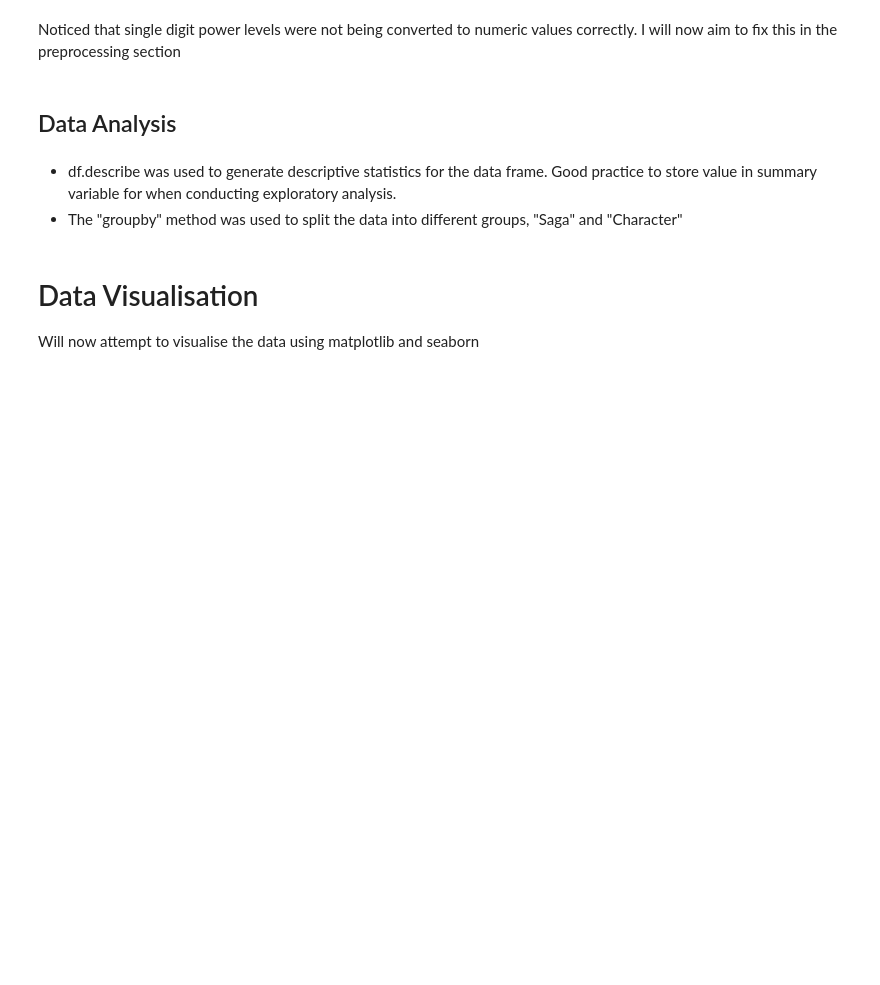
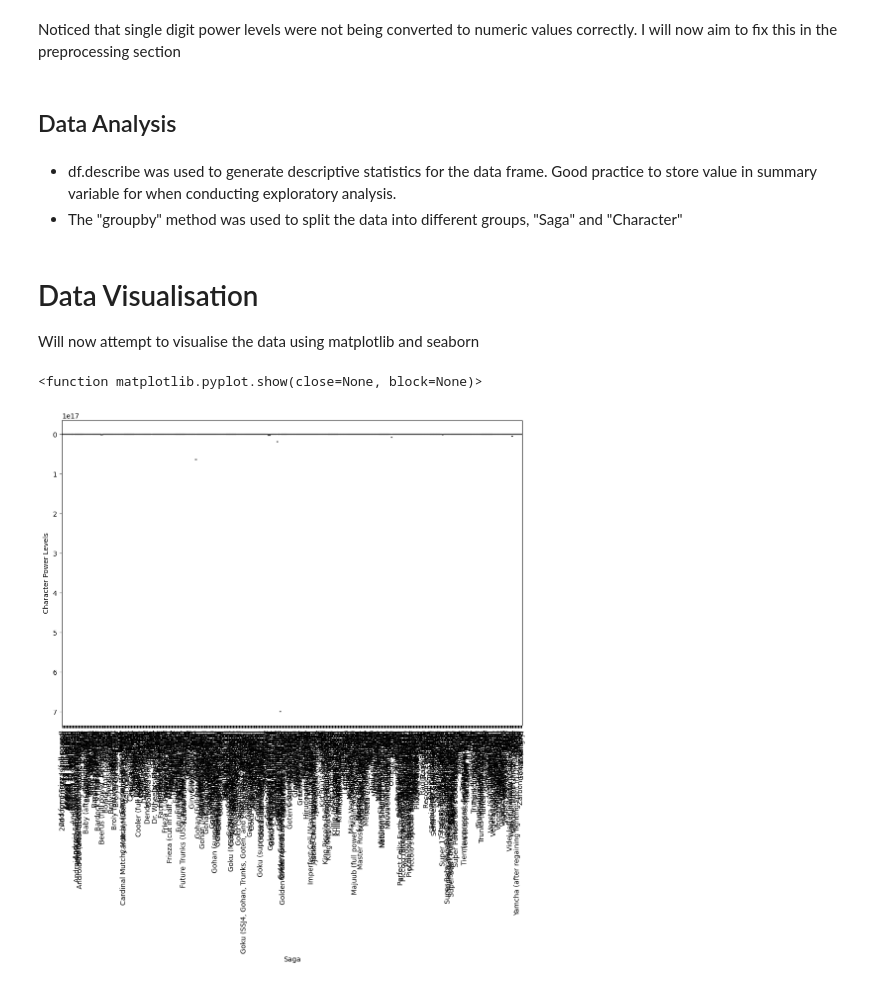
Before and after one commit to tio982/DbzProject1, a Jupyter notebook: dbz-power-levels.ipynb, the cells around one changed output. Cells and saved outputs as stored; diff of their text form; code cells hidden in the pictures; blank space fills up the shorter version.

Commit message:
created graph but still incorrect

```diff
--- a/dbz-power-levels.ipynb
+++ b/dbz-power-levels.ipynb
@@ -60,6 +60,27 @@ Will now attempt to visualise the data using matplotlib and seaborn
 # %%
 import matplotlib.pyplot as plt
 import seaborn as sns
+import numpy as np
 
-plt.figure(figsize = (10,6)) #set figure size
-sns.barplot( x = saga_power_levels.index, y = character_power_levels.index) #create bar plot
+character_power_levels_per_saga = character_power_levels_per_saga.apply(np.mean)
+
+power_levels_df = pd.DataFrame({
+    "Saga" : character_power_levels_per_saga.index,
+    "Character Power Levels" : character_power_levels_per_saga.values
+})
+
+power_levels_df["Character Power Levels"] = power_levels_df ["Character Power Levels"].apply(lambda x: [float(values) for values in x]
+if isinstance(x, list) else float(x)
+)
+
+plt.figure(figsize = (12,8)) #set figure size
+ax = sns.boxplot( x = "Saga", y = "Character Power Levels", data = power_levels_df) #create box plot
+ax.invert_yaxis()
+plt.xlabel = "Saga"
+plt.ylabel = " Character Power Levels"
+plt.title = "Distribution of Character Power Levels per Saga"
+plt.xticks(rotation=90)
+plt.show
+# %% [output]
+<function matplotlib.pyplot.show(close=None, block=None)>
+[figure, added]
```
Also changed, not shown: parts of 2 cells of this notebook.
